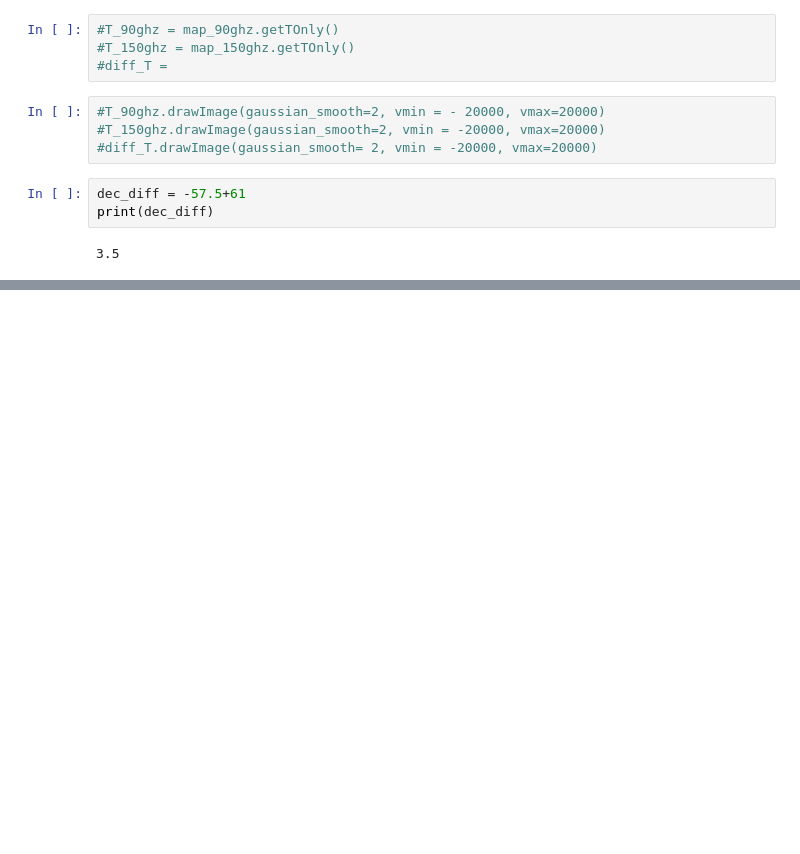
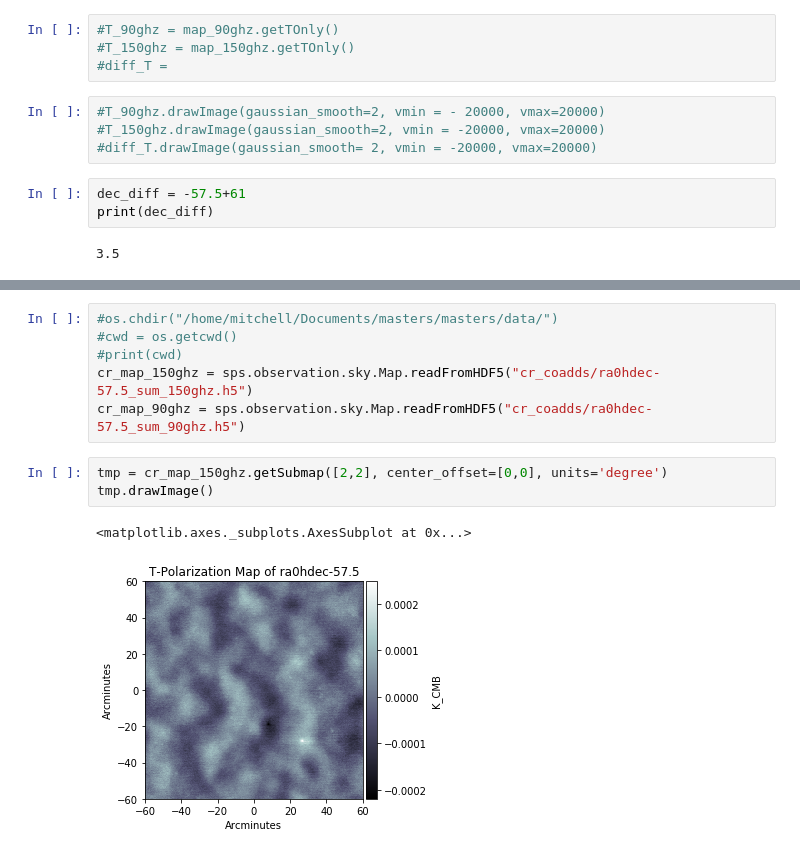
Before and after one commit to mdezylva/masters, a Jupyter notebook: Notebooks/spt_analysis_py27.ipynb, the cells around one changed output, grey strips where cells are left out. Cells and saved outputs as stored; diff of their text form; blank space fills up the shorter version.

Commit message:
Proceeded to make coadds. Need to check their validity with CR

```diff
--- a/Notebooks/spt_analysis_py27.ipynb
+++ b/Notebooks/spt_analysis_py27.ipynb
@@ -60,0 +88,12 @@ mat5a_90ghz.getTOnly().drawImage()
+# %%
+#os.chdir("/home/mitchell/Documents/masters/masters/data/")
+#cwd = os.getcwd()
+#print(cwd)
+cr_map_150ghz = sps.observation.sky.Map.readFromHDF5("cr_coadds/ra0hdec-57.5_sum_150ghz.h5")
+cr_map_90ghz = sps.observation.sky.Map.readFromHDF5("cr_coadds/ra0hdec-57.5_sum_90ghz.h5")
+# %%
+tmp = cr_map_150ghz.getSubmap([2,2], center_offset=[0,0], units='degree')
+tmp.drawImage()
+# %% [output]
+<matplotlib.axes._subplots.AxesSubplot at 0x...>
+[figure, added]
```
Also changed, not shown: parts of 9 cells of this notebook.
